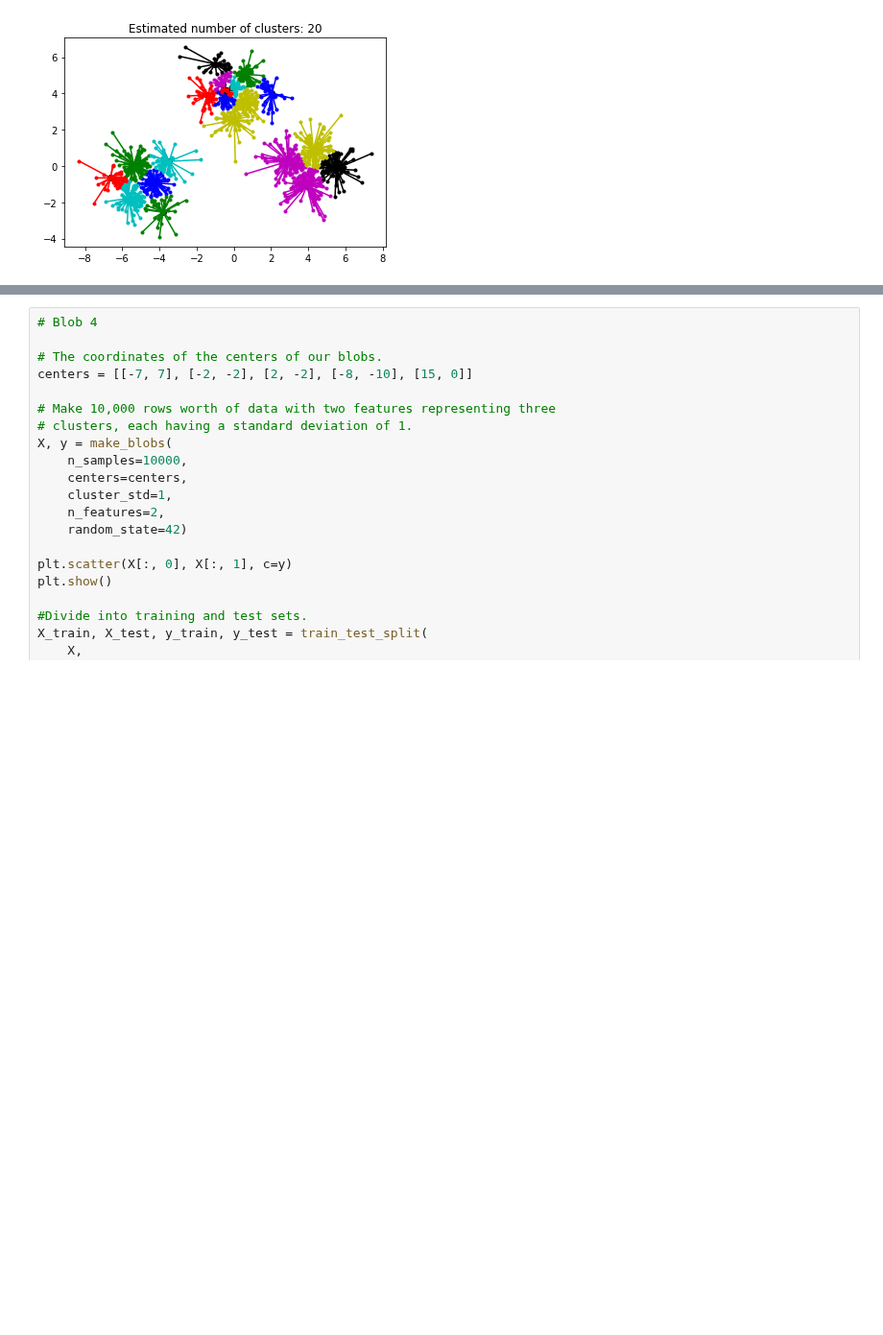
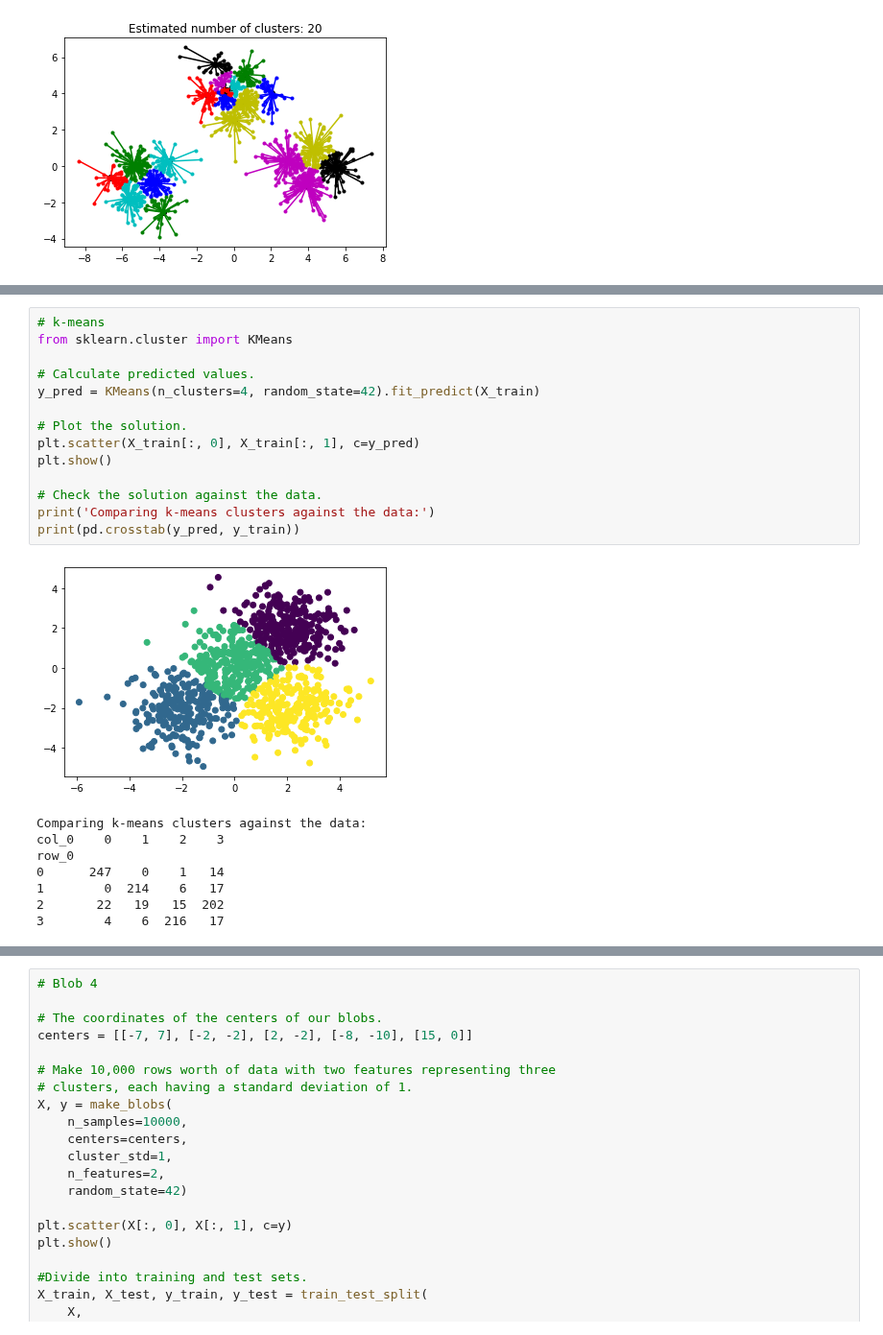
Before and after one commit to 26Jinx/Thinkful, a Jupyter notebook: Unit4/2_Basic_Clustering/3_Other_Clustering_Methods.ipynb, the cells around one changed output, grey strips where cells are left out. Shown at 96% size. Saved outputs shown, nothing was run; the diff lists cells and outputs as text; blank space fills up the shorter version.

```diff
--- a/Unit4/2_Basic_Clustering/3_Other_Clustering_Methods.ipynb
+++ b/Unit4/2_Basic_Clustering/3_Other_Clustering_Methods.ipynb
@@ -394,3 +394,26 @@ X_train, X_test, y_train, y_test = train_test_split(
     random_state=42)
 # %% [output]
 [figure]
+# %%
+# k-means
+from sklearn.cluster import KMeans
+
+# Calculate predicted values.
+y_pred = KMeans(n_clusters=4, random_state=42).fit_predict(X_train)
+
+# Plot the solution.
+plt.scatter(X_train[:, 0], X_train[:, 1], c=y_pred)
+plt.show()
+
+# Check the solution against the data.
+print('Comparing k-means clusters against the data:')
+print(pd.crosstab(y_pred, y_train))
+# %% [output]
+[figure, added]
+Comparing k-means clusters against the data:
+col_0    0    1    2    3
+row_0
+0      247    0    1   14
+1        0  214    6   17
+2       22   19   15  202
+3        4    6  216   17
```
Also changed, not shown: parts of 10 cells of this notebook.
